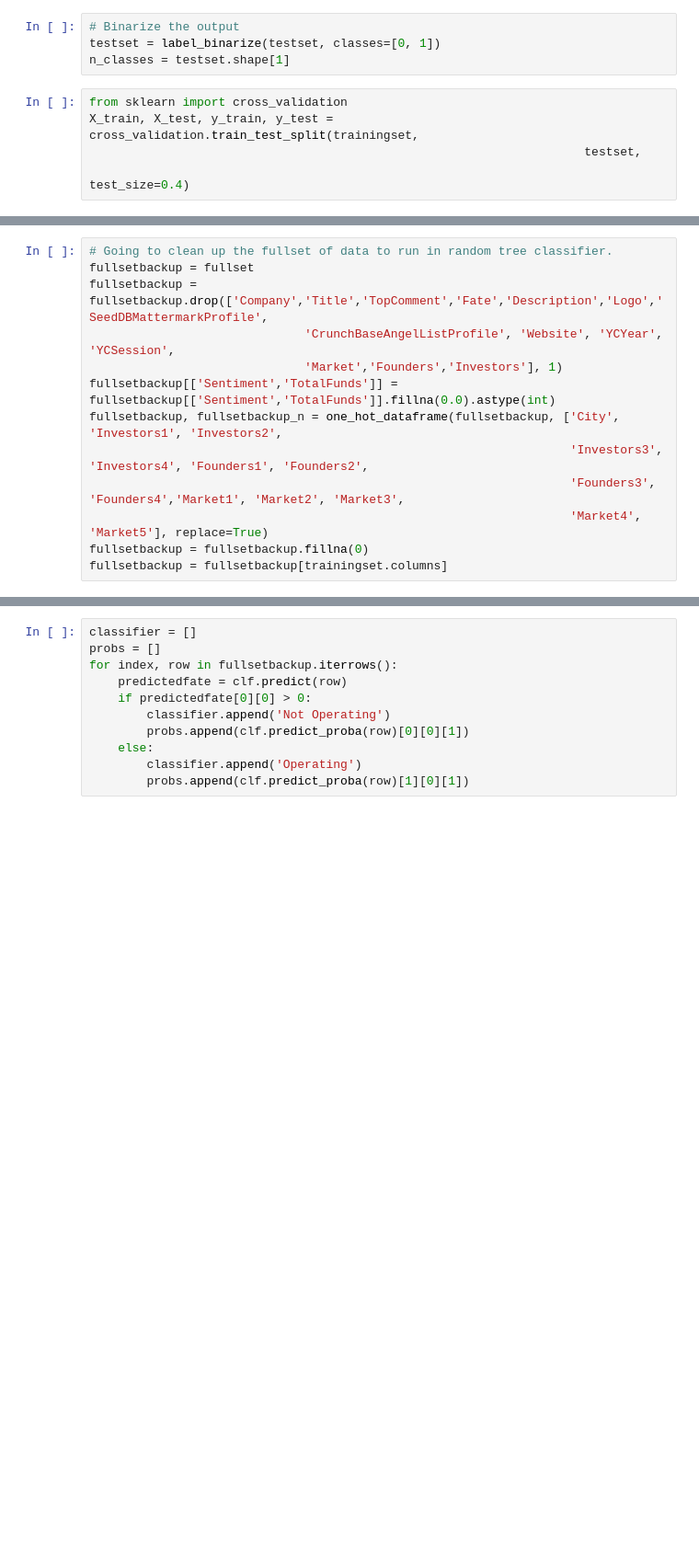
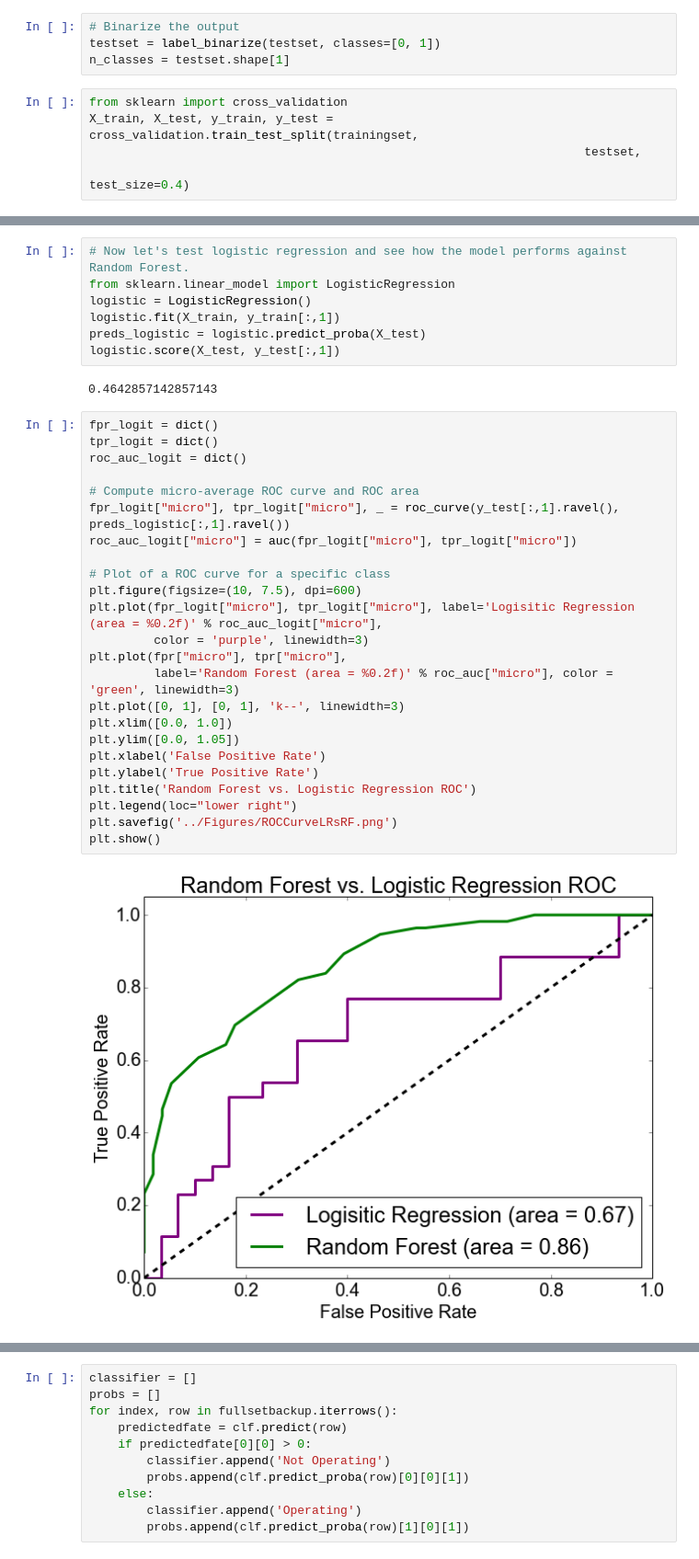
Before and after one commit to ajitpasayat/YC-HN-Startup-Success, a Jupyter notebook: iPythonNotebooks/StartupRandomForest.ipynb, the cells around one changed output, grey strips where cells are left out. Shown at 92% size. Cells and saved outputs as stored; diff of their text form; blank space fills up the shorter version.

```diff
--- a/iPythonNotebooks/StartupRandomForest.ipynb
+++ b/iPythonNotebooks/StartupRandomForest.ipynb
@@ -189,13 +188,35 @@ Feature ranking:
-# %%
-# Going to clean up the fullset of data to run in random tree classifier.
-fullsetbackup = fullset
-fullsetbackup = fullsetbackup.drop(['Company','Title','TopComment','Fate','Description','Logo','SeedDBMattermarkProfile',
-                              'CrunchBaseAngelListProfile', 'Website', 'YCYear', 'YCSession',
-                              'Market','Founders','Investors'], 1)
-fullsetbackup[['Sentiment','TotalFunds']] = fullsetbackup[['Sentiment','TotalFunds']].fillna(0.0).astype(int)
-fullsetbackup, fullsetbackup_n = one_hot_dataframe(fullsetbackup, ['City', 'Investors1', 'Investors2',
-                                                                   'Investors3', 'Investors4', 'Founders1', 'Founders2',
-                                                                   'Founders3', 'Founders4','Market1', 'Market2', 'Market3',
-                                                                   'Market4', 'Market5'], replace=True)
-fullsetbackup = fullsetbackup.fillna(0)
-fullsetbackup = fullsetbackup[trainingset.columns]
+# %%
+# Now let's test logistic regression and see how the model performs against Random Forest.
+from sklearn.linear_model import LogisticRegression
+logistic = LogisticRegression()
+logistic.fit(X_train, y_train[:,1])
+preds_logistic = logistic.predict_proba(X_test)
+logistic.score(X_test, y_test[:,1])
+# %% [output]
+0.4642857142857143
+# %%
+fpr_logit = dict()
+tpr_logit = dict()
+roc_auc_logit = dict()
+
+# Compute micro-average ROC curve and ROC area
+fpr_logit["micro"], tpr_logit["micro"], _ = roc_curve(y_test[:,1].ravel(), preds_logistic[:,1].ravel())
+roc_auc_logit["micro"] = auc(fpr_logit["micro"], tpr_logit["micro"])
+
+# Plot of a ROC curve for a specific class
+plt.figure(figsize=(10, 7.5), dpi=600)
+plt.plot(fpr_logit["micro"], tpr_logit["micro"], label='Logisitic Regression (area = %0.2f)' % roc_auc_logit["micro"],
+         color = 'purple', linewidth=3)
+plt.plot(fpr["micro"], tpr["micro"],
+         label='Random Forest (area = %0.2f)' % roc_auc["micro"], color = 'green', linewidth=3)
+plt.plot([0, 1], [0, 1], 'k--', linewidth=3)
+plt.xlim([0.0, 1.0])
+plt.ylim([0.0, 1.05])
+plt.xlabel('False Positive Rate')
+plt.ylabel('True Positive Rate')
+plt.title('Random Forest vs. Logistic Regression ROC')
+plt.legend(loc="lower right")
+plt.savefig('../Figures/ROCCurveLRsRF.png')
+plt.show()
+# %% [output]
+[figure, added]
```
Also changed, not shown: parts of 10 cells of this notebook, 14 other files.
